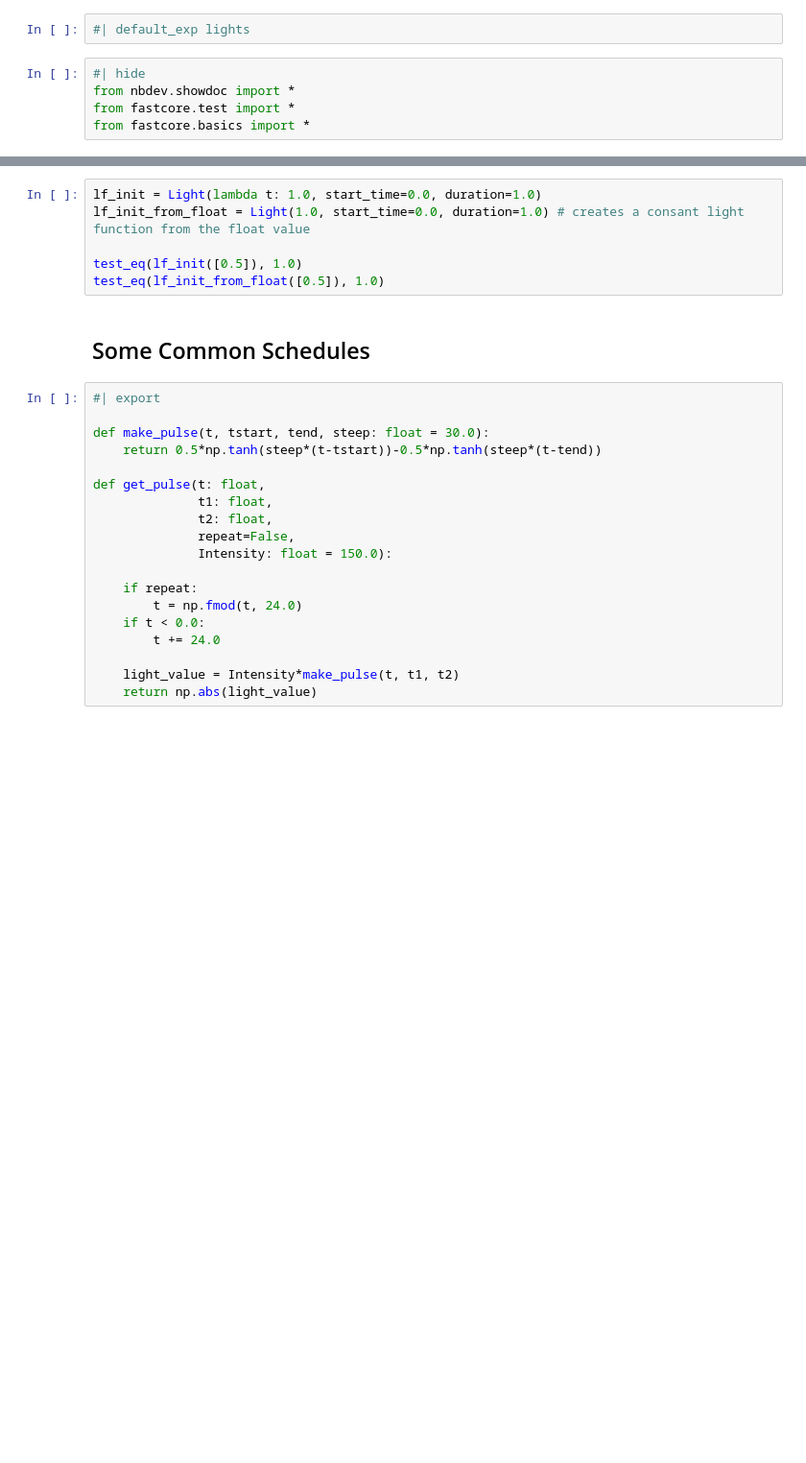
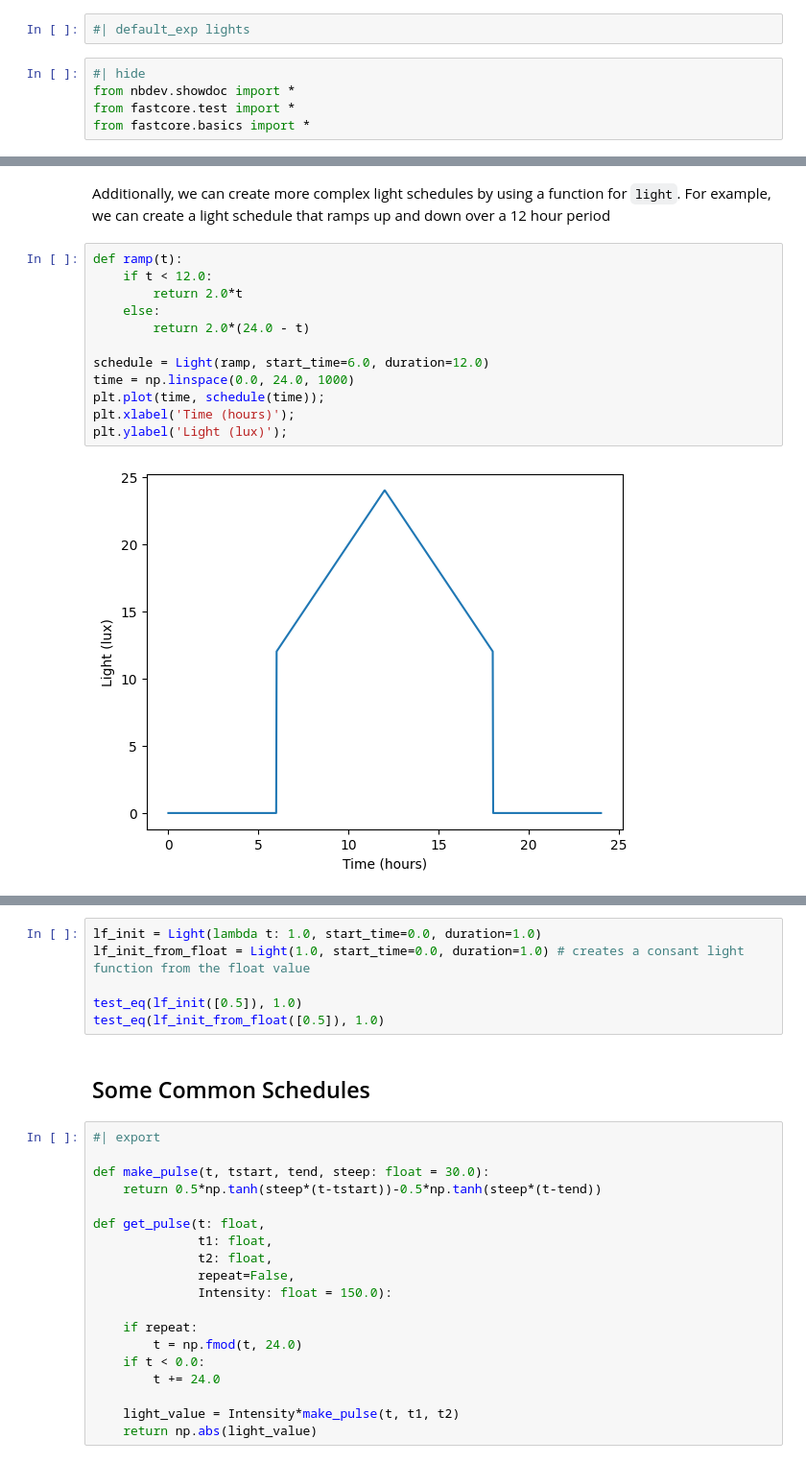
Before and after one commit to Arcascope/circadian, a Jupyter notebook: nbs/01_lights.ipynb, the cells around one changed output, grey strips where cells are left out. Shown at 96% size. Drawn from its saved outputs; the diff is of its cells as text; blank space fills up the shorter version.

```diff
--- a/nbs/01_lights.ipynb
+++ b/nbs/01_lights.ipynb
@@ -161,0 +266,16 @@ class Light:
+# %% [markdown]
+Additionally, we can create more complex light schedules by using a function for `light`. For example, we can create a light schedule that ramps up and down over a 12 hour period
+# %%
+def ramp(t):
+    if t < 12.0:
+        return 2.0*t
+    else:
+        return 2.0*(24.0 - t)
+
+schedule = Light(ramp, start_time=6.0, duration=12.0)
+time = np.linspace(0.0, 24.0, 1000)
+plt.plot(time, schedule(time));
+plt.xlabel('Time (hours)');
+plt.ylabel('Light (lux)');
+# %% [output]
+[figure, added]
```
Also changed, not shown: parts of 26 cells of this notebook.
